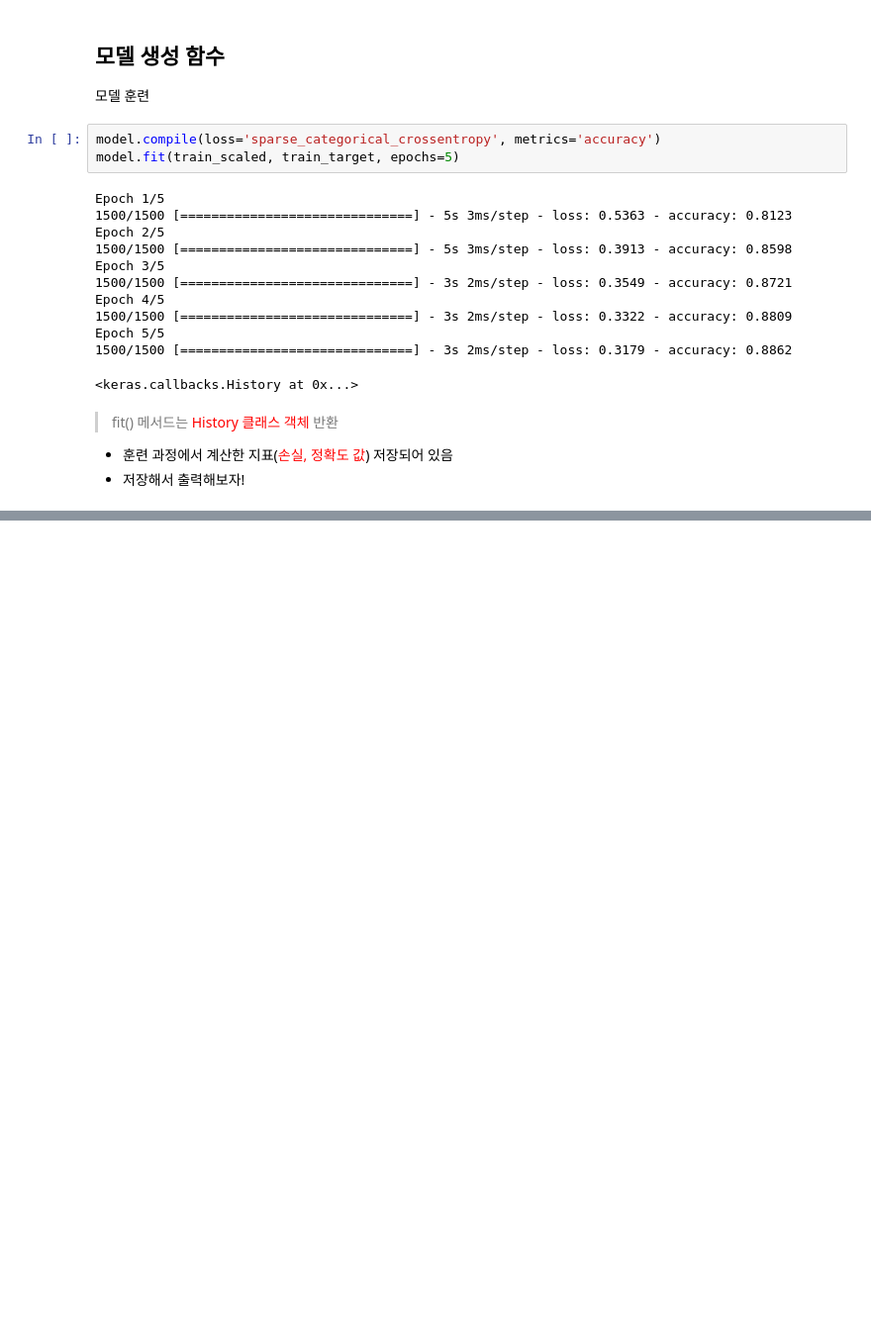
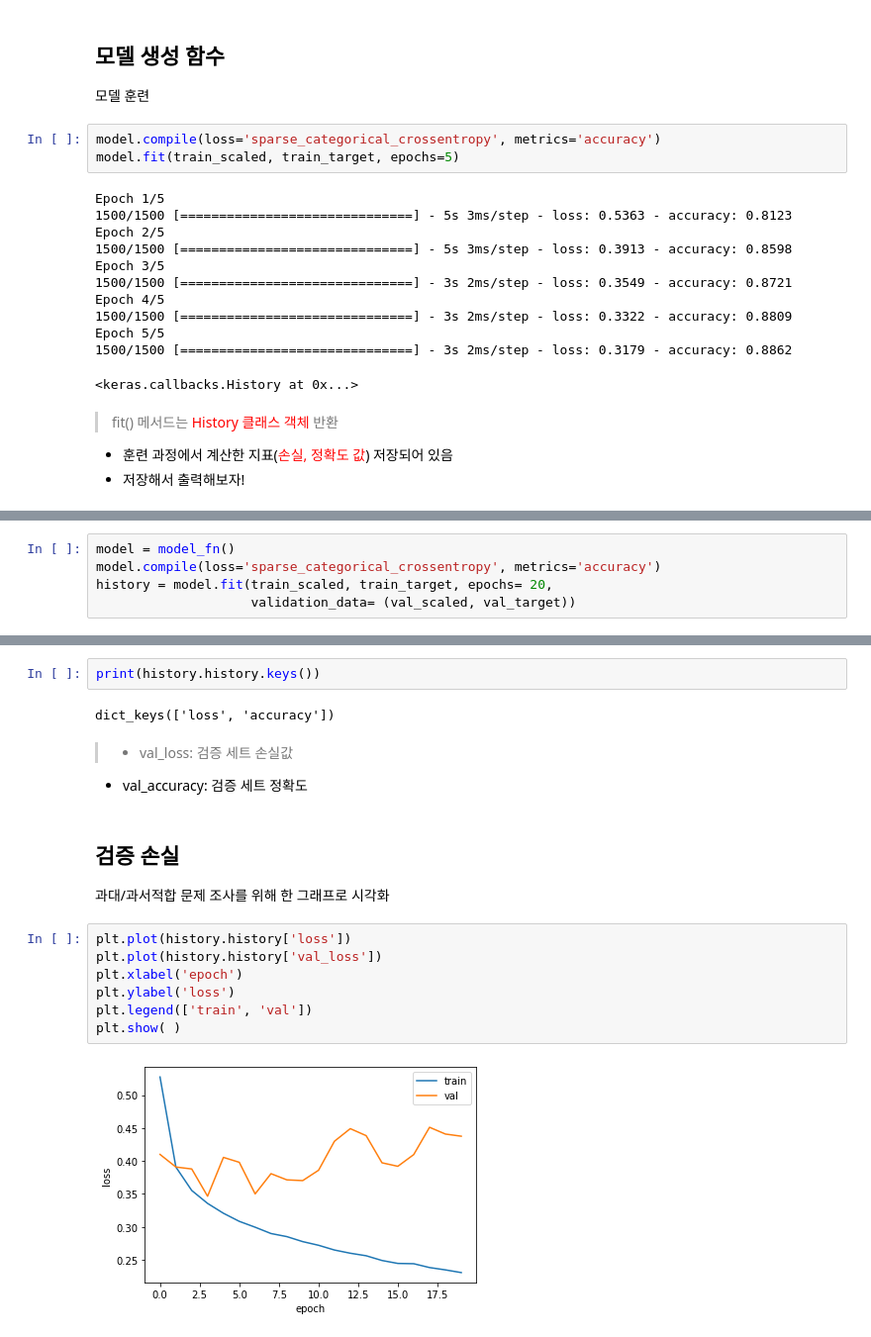
Before and after one commit to wodnjse/machine-learning, a Jupyter notebook: Deep-Neural-Network/machine_learning_7_3.ipynb, the cells around one changed output, grey strips where cells are left out. Shown at 99% size. Cells and saved outputs as stored; diff of their text form; blank space fills up the shorter version.

```diff
--- a/Deep-Neural-Network/machine_learning_7_3.ipynb
+++ b/Deep-Neural-Network/machine_learning_7_3.ipynb
@@ -91,0 +187,5 @@ Epoch 5/5
+# %%
+model = model_fn()
+model.compile(loss='sparse_categorical_crossentropy', metrics='accuracy')
+history = model.fit(train_scaled, train_target, epochs= 20,
+                    validation_data= (val_scaled, val_target))
@@ -91,0 +210,19 @@ Epoch 5/5
+# %%
+print(history.history.keys())
+# %% [output]
+dict_keys(['loss', 'accuracy'])
+# %% [markdown]
+> - val_loss: 검증 세트 손실값
+- val_accuracy: 검증 세트 정확도
+# %% [markdown]
+## **검증 손실**
+과대/과서적합 문제 조사를 위해 한 그래프로 시각화
+# %%
+plt.plot(history.history['loss'])
+plt.plot(history.history['val_loss'])
+plt.xlabel('epoch')
+plt.ylabel('loss')
+plt.legend(['train', 'val'])
+plt.show( )
+# %% [output]
+[figure, added]
```
Also changed, not shown: parts of 20 cells of this notebook.
